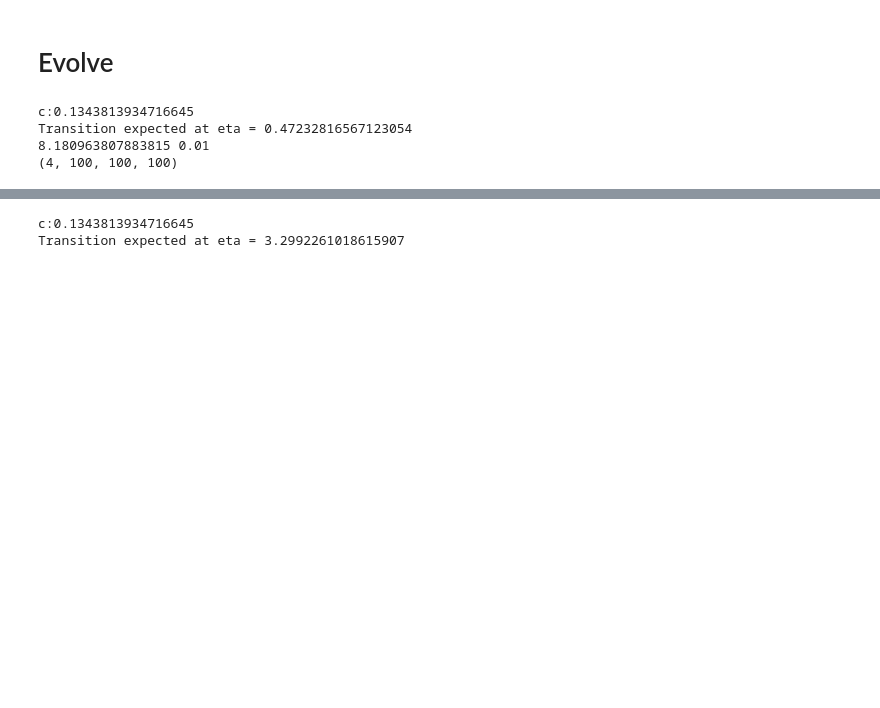
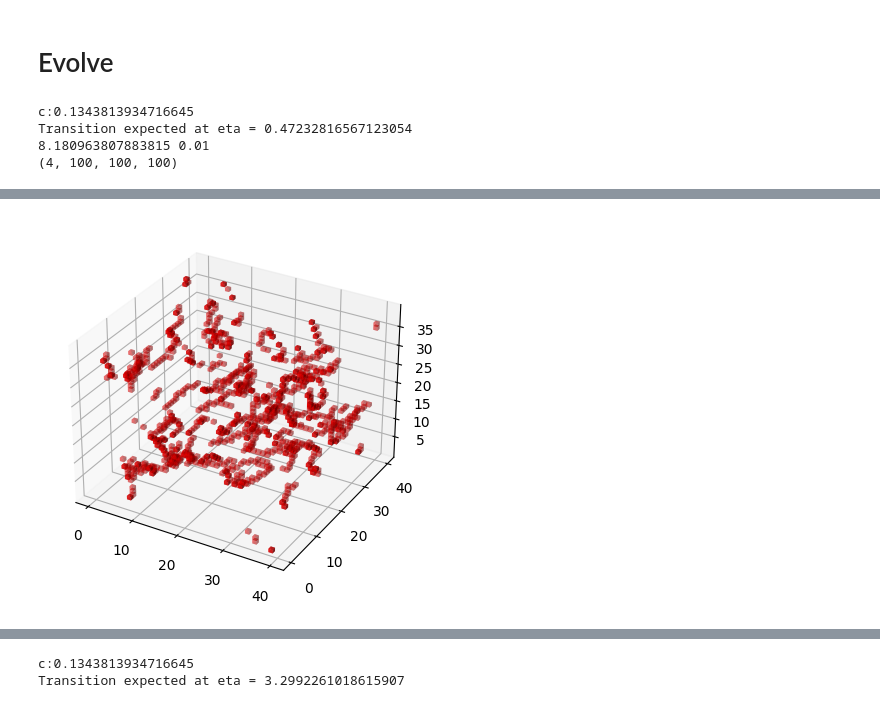
Before and after one commit to joshuazlin/axion_cosmo, a Jupyter notebook: notebooks/scrap.ipynb, the cells around one changed output, grey strips where cells are left out. Cells and saved outputs as stored; diff of their text form; code cells hidden in the pictures; blank space fills up the shorter version.

Commit message:
trying to plot strings

```diff
--- a/notebooks/scrap.ipynb
+++ b/notebooks/scrap.ipynb
@@ -288,0 +429,13 @@ plt.axhline(1)
+# %%
+final = f['field'][-2]
+theta = np.arctan2(final[0],final[1])
+string = plaq(theta,0,1) + plaq(theta,0,2) + plaq(theta,1,2)
+shape = string.shape
+#color = np.moveaxis(np.array([np.ones(shape),np.zeros(shape),np.zeros(shape),np.abs(string)/(6*np.pi)]),0,-1)
+color = np.abs(string)/(6*np.pi)
+# %%
+fc = color[:40,:40,:40]
+filled = (fc > 0.2)
+patch_matplotlib_iface(filled,fc)
+# %% [output]
+[figure, added]
```
Also changed, not shown: parts of 23 cells of this notebook, 3 other files.
